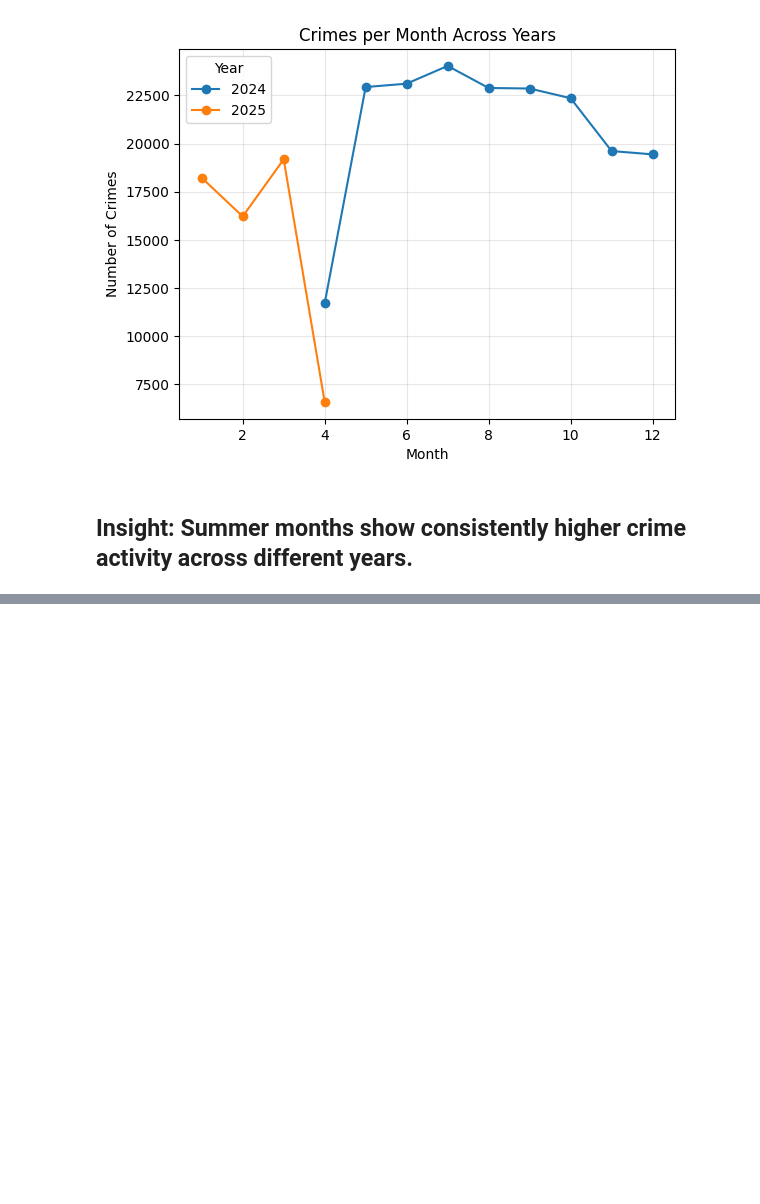
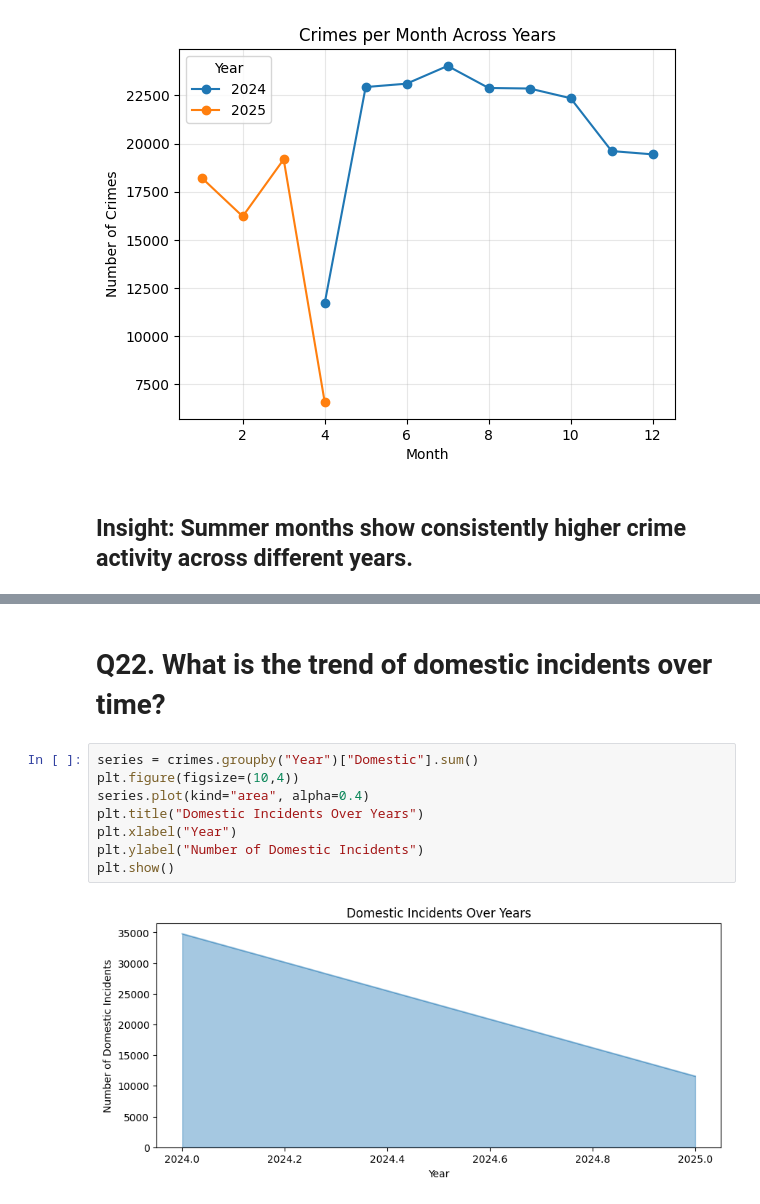
Before and after one commit to maica-palas/ITELECT303, a Jupyter notebook: palas_midterms.ipynb, the cells around one changed output, grey strips where cells are left out. Drawn from its saved outputs; the diff is of its cells as text; blank space fills up the shorter version.

```diff
--- a/palas_midterms.ipynb
+++ b/palas_midterms.ipynb
@@ -508,0 +526,12 @@ plt.show()
+# %% [markdown]
+<h1>Q22. What is the trend of domestic incidents over time?</h1>
+# %%
+series = crimes.groupby("Year")["Domestic"].sum()
+plt.figure(figsize=(10,4))
+series.plot(kind="area", alpha=0.4)
+plt.title("Domestic Incidents Over Years")
+plt.xlabel("Year")
+plt.ylabel("Number of Domestic Incidents")
+plt.show()
+# %% [output]
+[figure, added]
```
Also changed, not shown: parts of 54 cells of this notebook.
